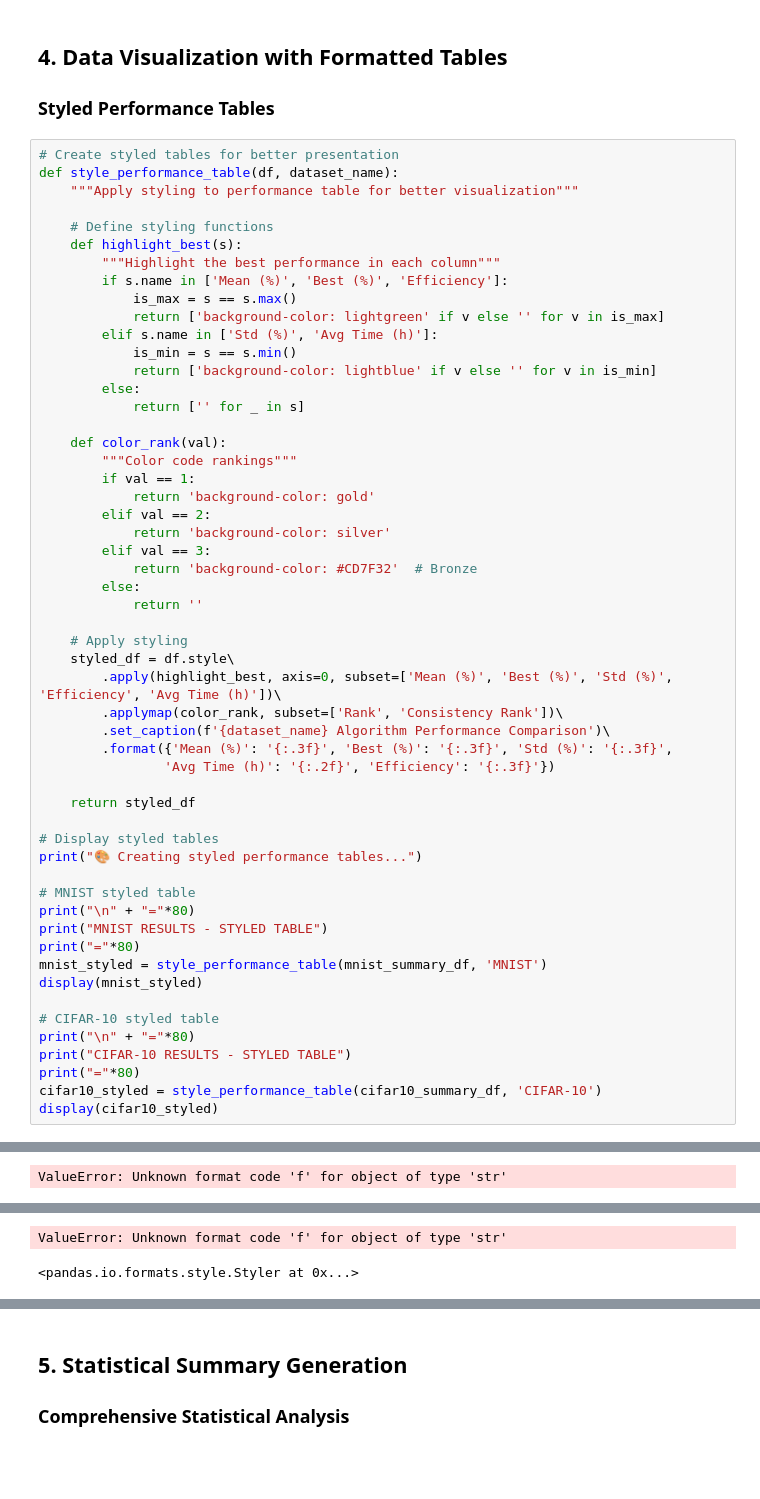
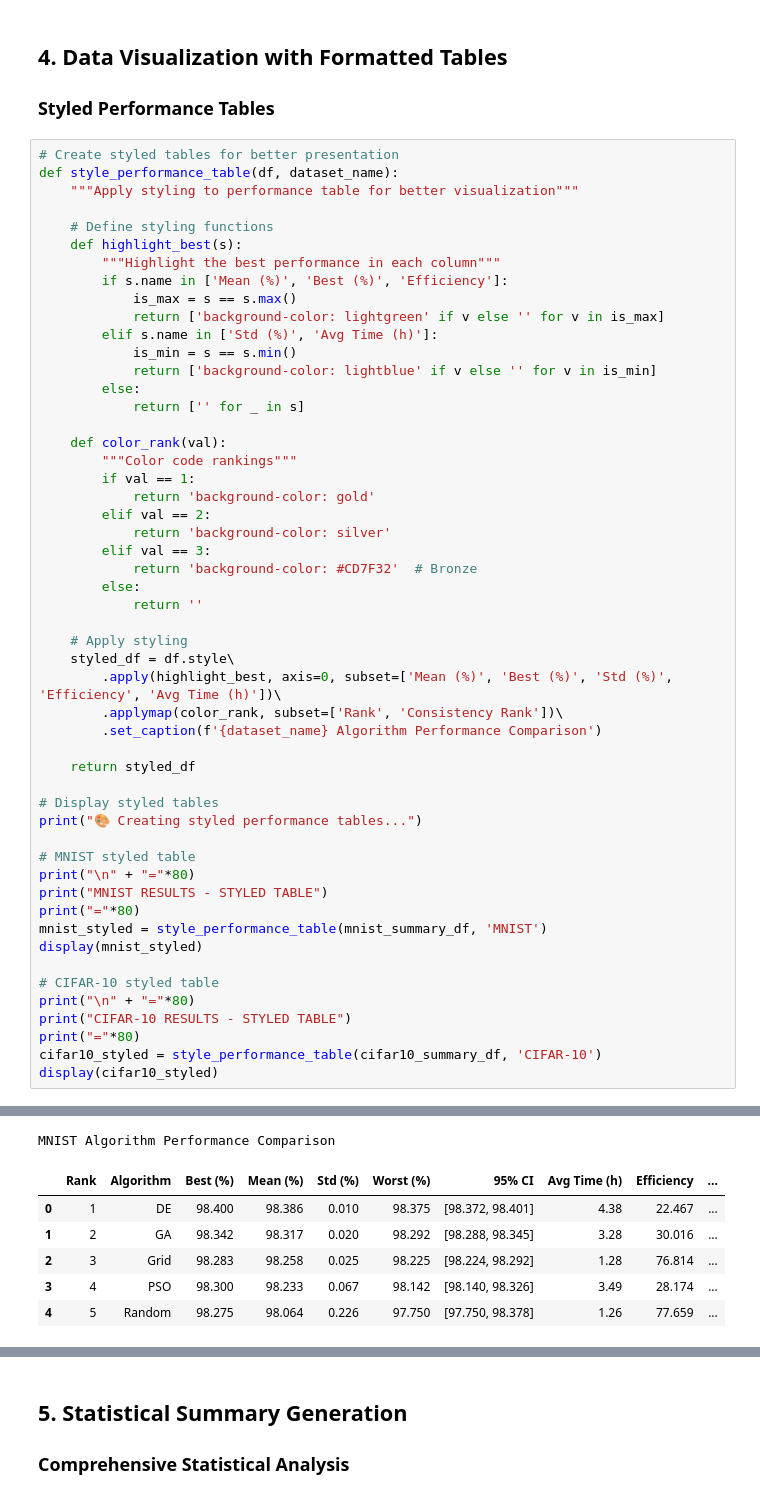
Before and after one commit to kai-happyvirus/neural-hpo-benchmark, a Jupyter notebook: notebooks/comprehensive_analysis.ipynb, the cells around one changed output, grey strips where cells are left out. Saved outputs shown, nothing was run; the diff lists cells and outputs as text; blank space fills up the shorter version.

```diff
--- a/notebooks/comprehensive_analysis.ipynb
+++ b/notebooks/comprehensive_analysis.ipynb
@@ -277,34 +277,38 @@ def style_performance_table(df, dataset_name):
 
     # Apply styling
     styled_df = df.style\
         .apply(highlight_best, axis=0, subset=['Mean (%)', 'Best (%)', 'Std (%)', 'Efficiency', 'Avg Time (h)'])\
         .applymap(color_rank, subset=['Rank', 'Consistency Rank'])\
-        .set_caption(f'{dataset_name} Algorithm Performance Comparison')\
-        .format({'Mean (%)': '{:.3f}', 'Best (%)': '{:.3f}', 'Std (%)': '{:.3f}',
-                'Avg Time (h)': '{:.2f}', 'Efficiency': '{:.3f}'})
+        .set_caption(f'{dataset_name} Algorithm Performance Comparison')
 
     return styled_df
 
 # Display styled tables
 print("🎨 Creating styled performance tables...")
 
 # MNIST styled table
 print("\n" + "="*80)
 print("MNIST RESULTS - STYLED TABLE")
 print("="*80)
 mnist_styled = style_performance_table(mnist_summary_df, 'MNIST')
 display(mnist_styled)
 
 # CIFAR-10 styled table
 print("\n" + "="*80)
 print("CIFAR-10 RESULTS - STYLED TABLE")
 print("="*80)
 cifar10_styled = style_performance_table(cifar10_summary_df, 'CIFAR-10')
 display(cifar10_styled)
 # %% [output]
 🎨 Creating styled performance tables...
 
 ================================================================================
 MNIST RESULTS - STYLED TABLE
 ================================================================================
-ValueError: Unknown format code 'f' for object of type 'str'
+MNIST Algorithm Performance Comparison
+|  | Rank | Algorithm | Best (%) | Mean (%) | Std (%) | Worst (%) | 95% CI | Avg Time (h) | Efficiency | ... |
+| 0 | 1 | DE | 98.400 | 98.386 | 0.010 | 98.375 | [98.372, 98.401] | 4.38 | 22.467 | ... |
+| 1 | 2 | GA | 98.342 | 98.317 | 0.020 | 98.292 | [98.288, 98.345] | 3.28 | 30.016 | ... |
+| 2 | 3 | Grid | 98.283 | 98.258 | 0.025 | 98.225 | [98.224, 98.292] | 1.28 | 76.814 | ... |
+| 3 | 4 | PSO | 98.300 | 98.233 | 0.067 | 98.142 | [98.140, 98.326] | 3.49 | 28.174 | ... |
+| 4 | 5 | Random | 98.275 | 98.064 | 0.226 | 97.750 | [97.750, 98.378] | 1.26 | 77.659 | ... |
@@ -315,2 +318,0 @@ CIFAR-10 RESULTS - STYLED TABLE
-ValueError: Unknown format code 'f' for object of type 'str'
-<pandas.io.formats.style.Styler at 0x...>
```
Also changed, not shown: parts of 6 cells of this notebook, 10 other files.
